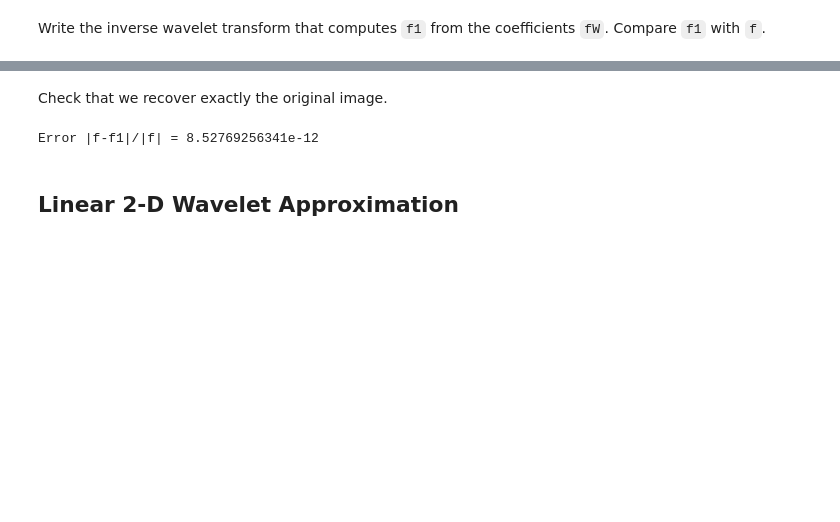
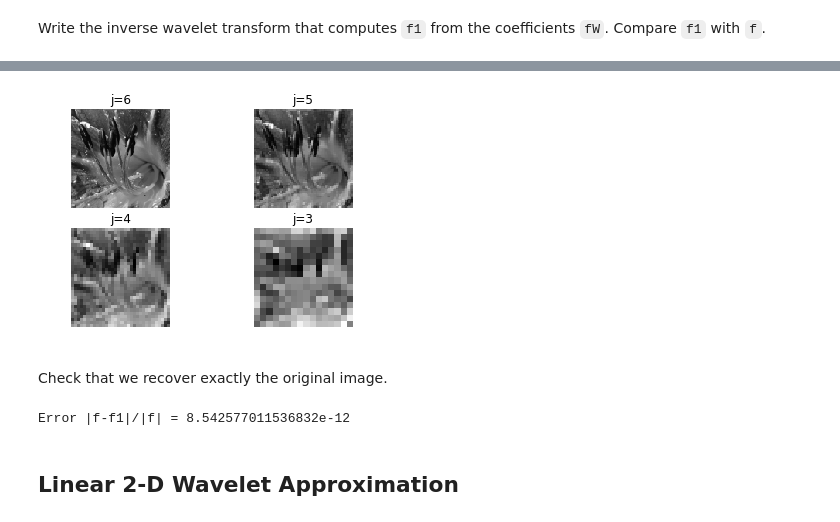
Before and after one commit to alisiahkoohi/numerical-tours, a Jupyter notebook: python/wavelet_4_daubechies2d.ipynb, the cells around one changed output, grey strips where cells are left out. Saved outputs shown, nothing was run; the diff lists cells and outputs as text; code cells hidden in the pictures; blank space fills up the shorter version.

```diff
--- a/python/wavelet_4_daubechies2d.ipynb
+++ b/python/wavelet_4_daubechies2d.ipynb
@@ -326,7 +326,7 @@ Write the inverse wavelet transform that computes `f1` from the
 coefficients `fW`. Compare `f1` with `f`.
 # %%
 f1 = fW.copy()
-for j in arange(Jmin,Jmax+1):
+for j in arange(Jmin,Jmax+1, dtype=int):
     A = f1[:2**(j+1):,:2**(j+1):]
     for d in arange(1,3):
         if d==1:
@@ -347,9 +348,10 @@ TypeError: slice indices must be integers or None or have an __index__ method
+[figure, added]
 # %% [markdown]
 Check that we recover exactly the original image.
 # %%
 print( 'Error |f-f1|/|f| = ' + str(norm(f-f1)/norm(f)) )
 # %% [output]
-Error |f-f1|/|f| = 8.52769256341e-12
+Error |f-f1|/|f| = 8.542577011536832e-12
 # %% [markdown]
 ## Linear 2-D Wavelet Approximation
 # %% [markdown]
```
Also changed, not shown: parts of 6 cells of this notebook, 3 other files.
